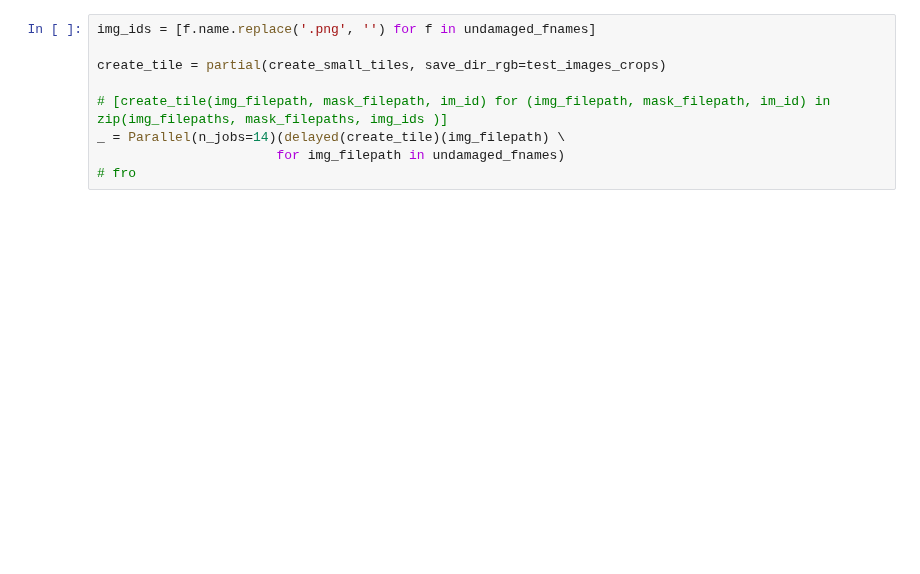
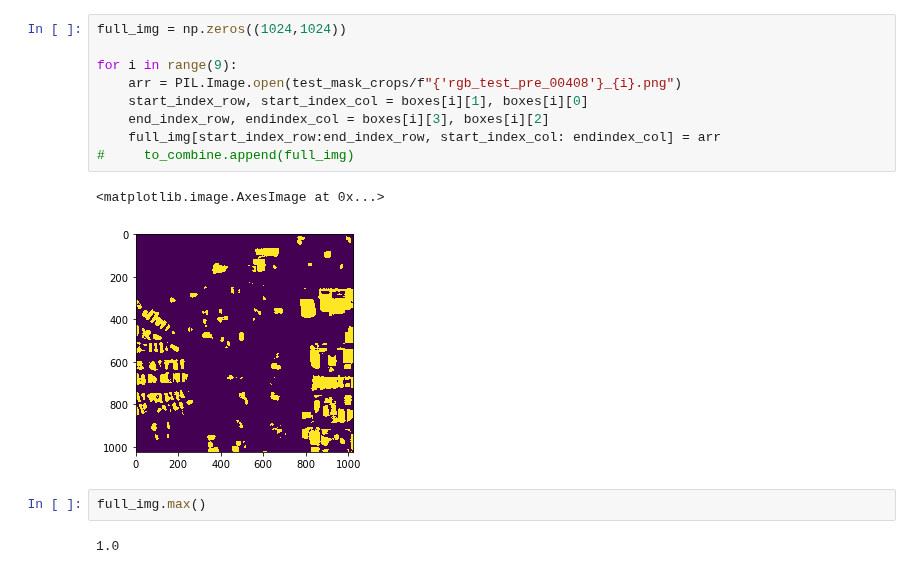
Before and after one commit to wwymak/spacenet-buildings, a Jupyter notebook: xview2/18Nov segment on test .ipynb, the cells around one changed output. Saved outputs shown, nothing was run; the diff lists cells and outputs as text; blank space fills up the shorter version.

```diff
--- a/xview2/18Nov segment on test .ipynb
+++ b/xview2/18Nov segment on test .ipynb
@@ -98,9 +250,16 @@ undamaged_fnames[:5]
-# %%
-img_ids = [f.name.replace('.png', '') for f in undamaged_fnames]
-
-create_tile = partial(create_small_tiles, save_dir_rgb=test_images_crops)
-
-# [create_tile(img_filepath, mask_filepath, im_id) for (img_filepath, mask_filepath, im_id) in zip(img_filepaths, mask_filepaths, img_ids )]
-_ = Parallel(n_jobs=14)(delayed(create_tile)(img_filepath) \
-                       for img_filepath in undamaged_fnames)
-# fro
+# %%
+full_img = np.zeros((1024,1024))
+
+for i in range(9):
+    arr = PIL.Image.open(test_mask_crops/f"{'rgb_test_pre_00408'}_{i}.png")
+    start_index_row, start_index_col = boxes[i][1], boxes[i][0]
+    end_index_row, endindex_col = boxes[i][3], boxes[i][2]
+    full_img[start_index_row:end_index_row, start_index_col: endindex_col] = arr
+#     to_combine.append(full_img)
+# %% [output]
+<matplotlib.image.AxesImage at 0x...>
+[figure, added]
+# %%
+full_img.max()
+# %% [output]
+1.0
```
Also changed, not shown: parts of 26 cells of this notebook, 1 other file.
